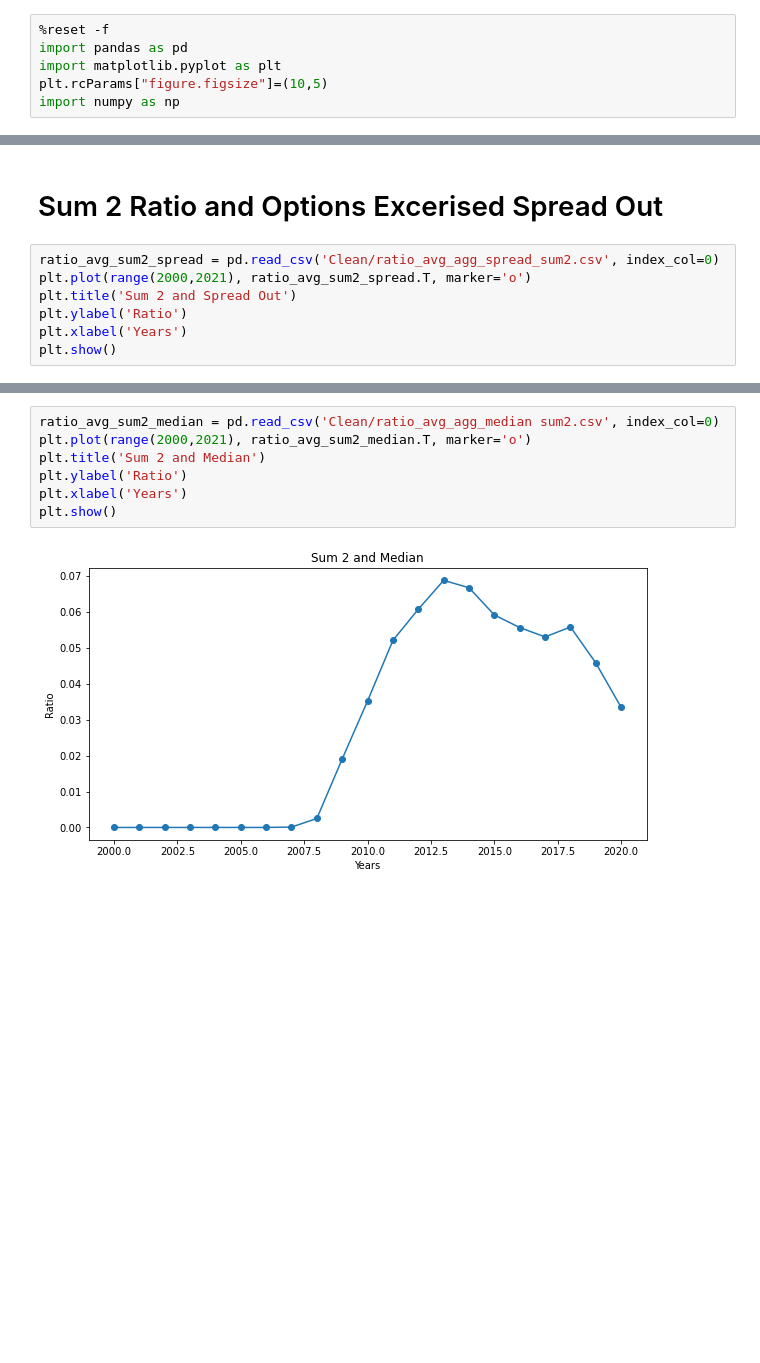
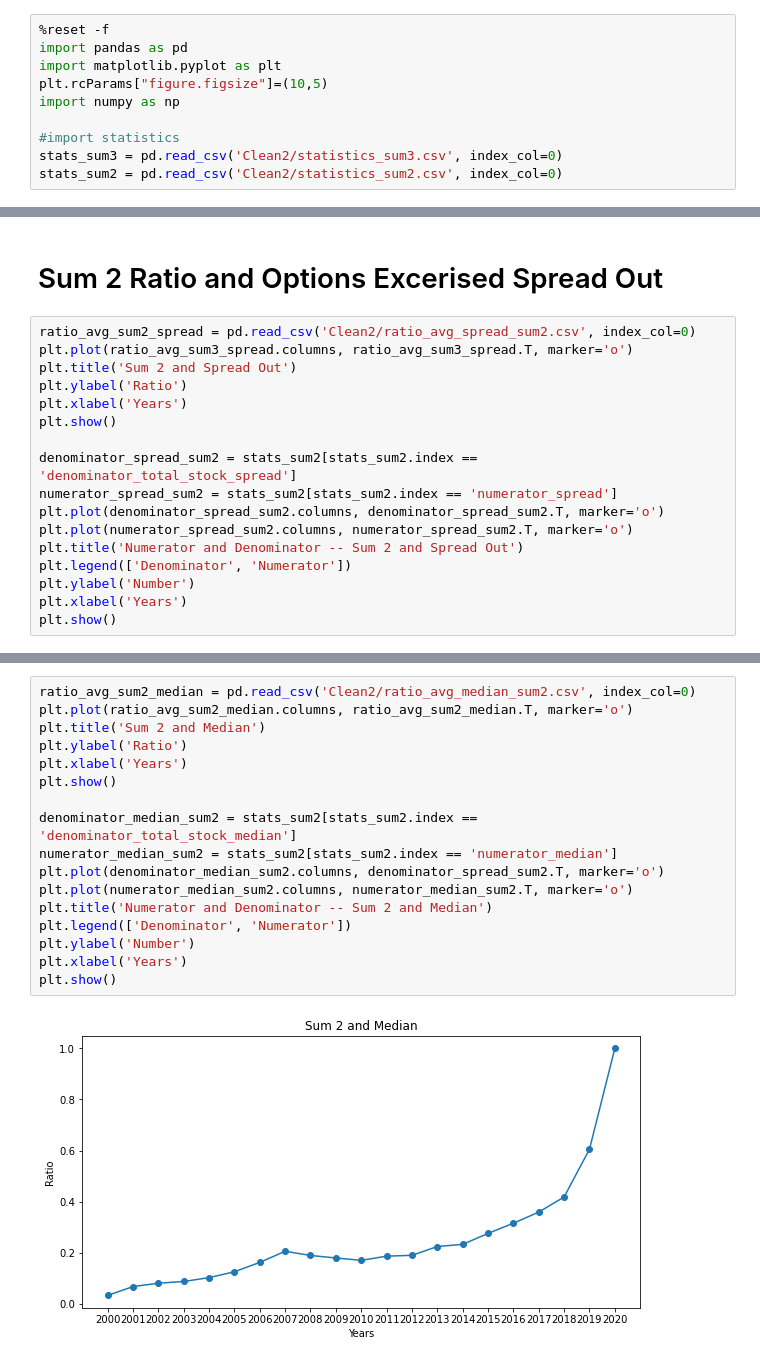
Before and after one commit to hessjacob/execucomp-boardex-project, a Jupyter notebook: BoardEx/BoardEx Plots.ipynb, the cells around one changed output, grey strips where cells are left out. Cells and saved outputs as stored; diff of their text form; blank space fills up the shorter version.

```diff
--- a/BoardEx/BoardEx Plots.ipynb
+++ b/BoardEx/BoardEx Plots.ipynb
@@ -4,6 +4,10 @@ import pandas as pd
 import matplotlib.pyplot as plt
 plt.rcParams["figure.figsize"]=(10,5)
 import numpy as np
+
+#import statistics
+stats_sum3 = pd.read_csv('Clean2/statistics_sum3.csv', index_col=0)
+stats_sum2 = pd.read_csv('Clean2/statistics_sum2.csv', index_col=0)
 # %% [markdown]
 # Guide
 
@@ -34,10 +63,20 @@ plt.show()
 # %% [markdown]
 # Sum 2 Ratio and Options Excerised Spread Out
 # %%
-ratio_avg_sum2_spread = pd.read_csv('Clean/ratio_avg_agg_spread_sum2.csv', index_col=0)
-plt.plot(range(2000,2021), ratio_avg_sum2_spread.T, marker='o')
+ratio_avg_sum2_spread = pd.read_csv('Clean2/ratio_avg_spread_sum2.csv', index_col=0)
+plt.plot(ratio_avg_sum3_spread.columns, ratio_avg_sum3_spread.T, marker='o')
 plt.title('Sum 2 and Spread Out')
 plt.ylabel('Ratio')
 plt.xlabel('Years')
 plt.show()
+
+denominator_spread_sum2 = stats_sum2[stats_sum2.index == 'denominator_total_stock_spread']
+numerator_spread_sum2 = stats_sum2[stats_sum2.index == 'numerator_spread']
+plt.plot(denominator_spread_sum2.columns, denominator_spread_sum2.T, marker='o')
+plt.plot(numerator_spread_sum2.columns, numerator_spread_sum2.T, marker='o')
+plt.title('Numerator and Denominator -- Sum 2 and Spread Out')
+plt.legend(['Denominator', 'Numerator'])
+plt.ylabel('Number')
+plt.xlabel('Years')
+plt.show()
 # %% [output]
@@ -58,9 +109,19 @@ plt.show()
 # %%
-ratio_avg_sum2_median = pd.read_csv('Clean/ratio_avg_agg_median sum2.csv', index_col=0)
-plt.plot(range(2000,2021), ratio_avg_sum2_median.T, marker='o')
+ratio_avg_sum2_median = pd.read_csv('Clean2/ratio_avg_median_sum2.csv', index_col=0)
+plt.plot(ratio_avg_sum2_median.columns, ratio_avg_sum2_median.T, marker='o')
 plt.title('Sum 2 and Median')
 plt.ylabel('Ratio')
 plt.xlabel('Years')
 plt.show()
+
+denominator_median_sum2 = stats_sum2[stats_sum2.index == 'denominator_total_stock_median']
+numerator_median_sum2 = stats_sum2[stats_sum2.index == 'numerator_median']
+plt.plot(denominator_median_sum2.columns, denominator_spread_sum2.T, marker='o')
+plt.plot(numerator_median_sum2.columns, numerator_median_sum2.T, marker='o')
+plt.title('Numerator and Denominator -- Sum 2 and Median')
+plt.legend(['Denominator', 'Numerator'])
+plt.ylabel('Number')
+plt.xlabel('Years')
+plt.show()
 # %% [output]
-[figure, old version]
+[figure, new version]
```
Also changed, not shown: parts of 8 cells of this notebook.
